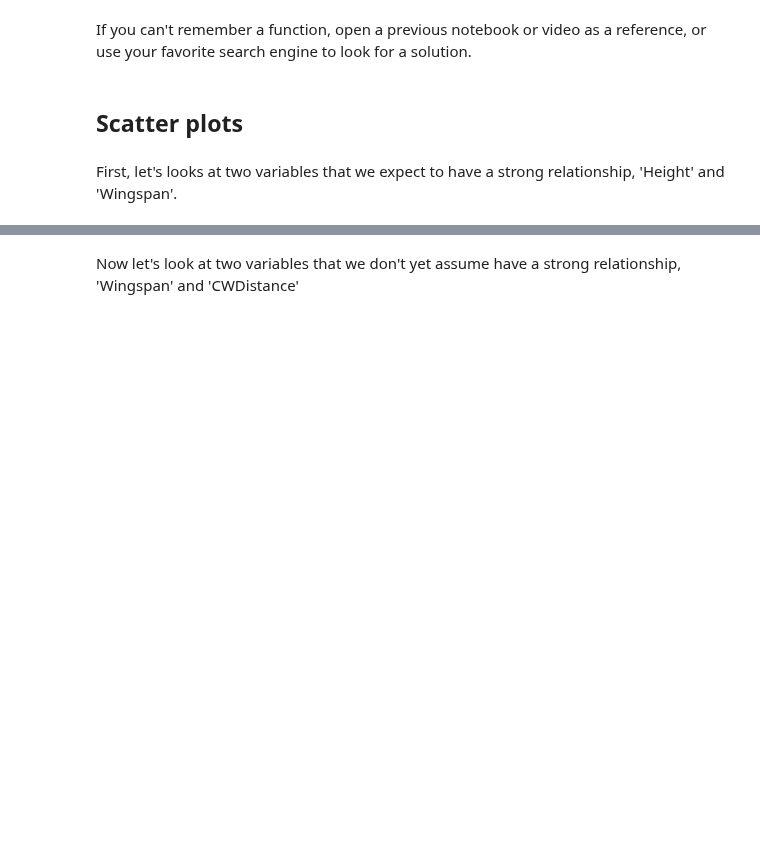
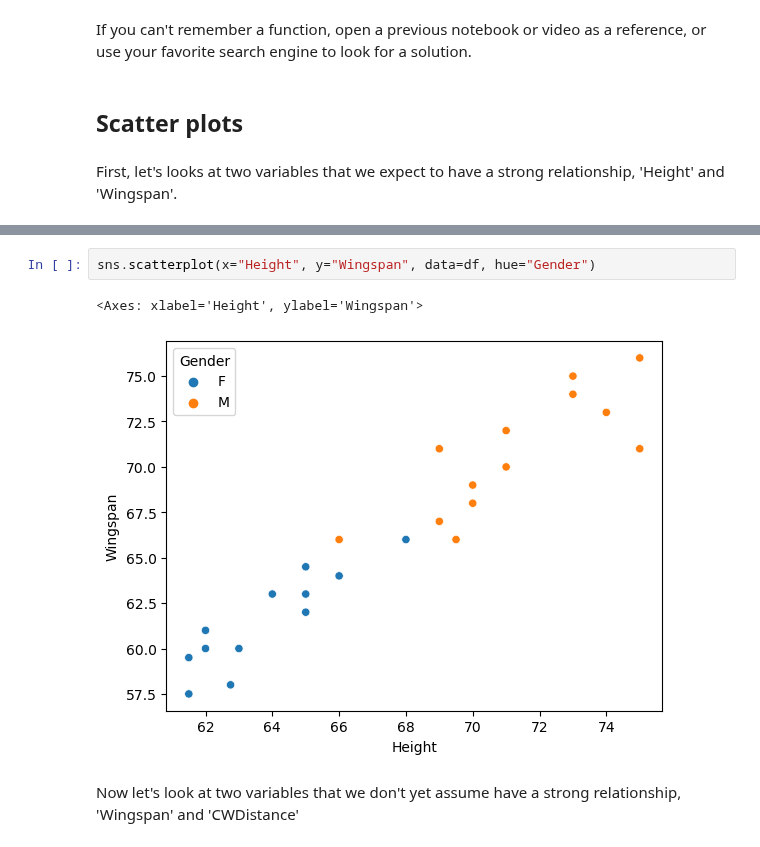
Before and after one commit to donnie-kim/statistics-with-python, a Jupyter notebook: course1/17-w3_assessment.ipynb, the cells around one changed output, grey strips where cells are left out. Cells and saved outputs as stored; diff of their text form; blank space fills up the shorter version.

```diff
--- a/course1/17-w3_assessment.ipynb
+++ b/course1/17-w3_assessment.ipynb
@@ -34,5 +47,10 @@ Questions you can ask:
 
 How else could you describe the relationship?
+# %%
+sns.scatterplot(x="Height", y="Wingspan", data=df, hue="Gender")
+# %% [output]
+<Axes: xlabel='Height', ylabel='Wingspan'>
+[figure, added]
 # %% [markdown]
 Now let's look at two variables that we don't yet assume have a strong relationship, 'Wingspan' and 'CWDistance'
 # %%
```
Also changed, not shown: parts of 10 cells of this notebook.
